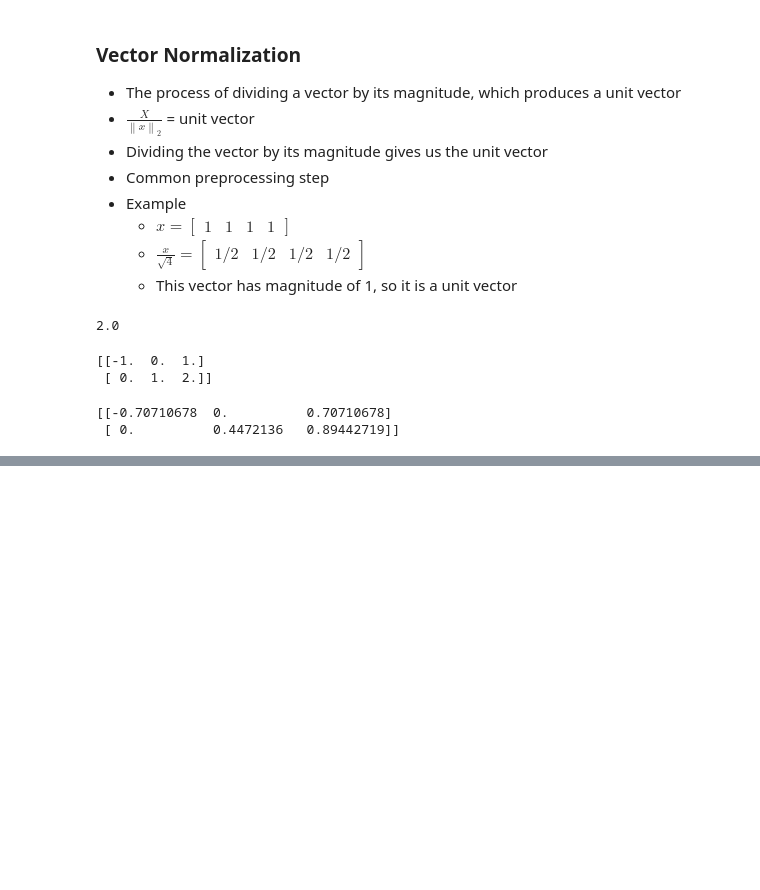
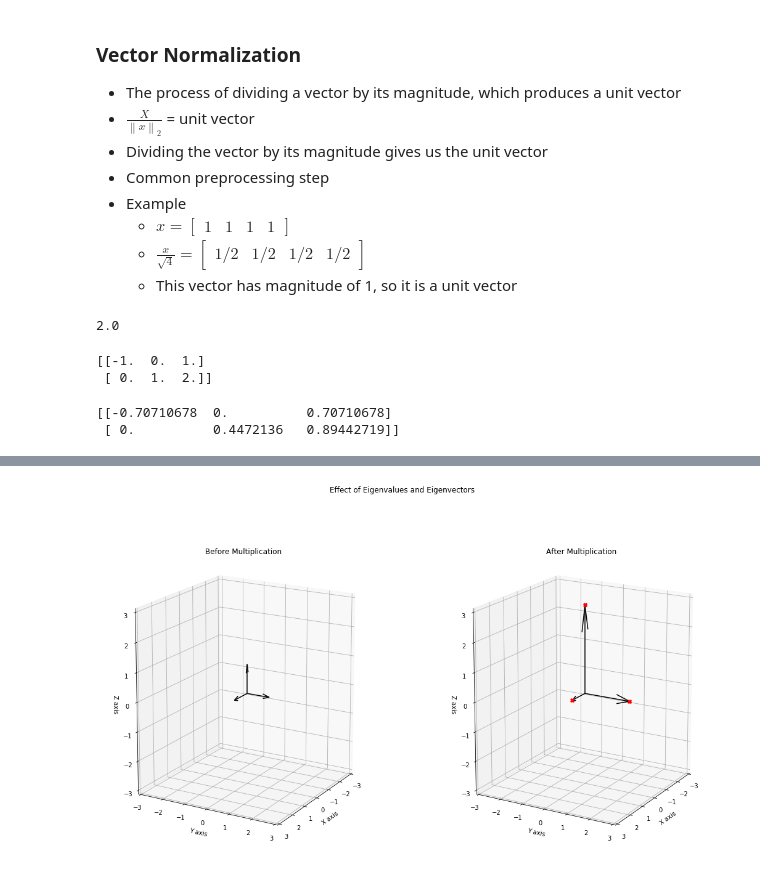
Before and after one commit to AhmedKhalil777/InformationTheory, a Jupyter notebook: Lecture-02.ipynb, the cells around one changed output, grey strips where cells are left out. Saved outputs shown, nothing was run; the diff lists cells and outputs as text; code cells hidden in the pictures; blank space fills up the shorter version.

```diff
--- a/Lecture-02.ipynb
+++ b/Lecture-02.ipynb
@@ -206,0 +418,62 @@ print(X_normalized)
+# %%
+# plot the eigenvectors
+
+# Define origin (x,y,z)
+origin = [0,0,0]
+
+fig = plt.figure(figsize=(18,10))
+fig.suptitle('Effect of Eigenvalues and Eigenvectors')
+ax1 = fig.add_subplot(121, projection = '3d')
+
+# we are using quiver plot
+# because we have 3 Dimensional Matrix, we add origin 3 times
+
+# color -> k = black
+# eigenvectors[0,:] -> x
+# eigenvectors[1,:] -> y
+# eigenvectors[2,:] -> z
+ax1.quiver(origin, origin, origin, eigenvectors[0, :], eigenvectors[1, :], eigenvectors[2,:], color='k')
+
+# set limit
+ax1.set_xlim([-3,3])
+ax1.set_ylim([-3,3])
+ax1.set_zlim([-3,3])
+
+# add labels
+ax1.set_xlabel('X axis')
+ax1.set_ylabel('Y axis')
+ax1.set_zlabel('Z axis')
+
+# set angle
+ax1.view_init(15,30)
+
+# set title
+ax1.set_title('Before Multiplication')
+
+new_eig = np.matmul(A, eigenvectors)
+ax2 = plt.subplot(122, projection = '3d')
+ax2.quiver(origin, origin, origin, new_eig[0, :], new_eig[1, :], new_eig[2,:], color='k')
+
+# add the eigenvalues to the plot
+ax2.plot((eigenvalues[0]*eigenvectors[0]),(eigenvalues[1]*eigenvectors[1]),(eigenvalues[2]*eigenvectors[2]),'rX')
+
+# set limit
+ax2.set_xlim([-3,3])
+ax2.set_ylim([-3,3])
+ax2.set_zlim([-3,3])
+
+# add labels
+ax2.set_xlabel('X axis')
+ax2.set_ylabel('Y axis')
+ax2.set_zlabel('Z axis')
+
+# set angle
+ax2.view_init(15,30)
+
+# set title
+ax2.set_title('After Multiplication')
+
+# show the plot
+plt.show()
+# %% [output]
+[figure, added]
```
Also changed, not shown: parts of 30 cells of this notebook.
